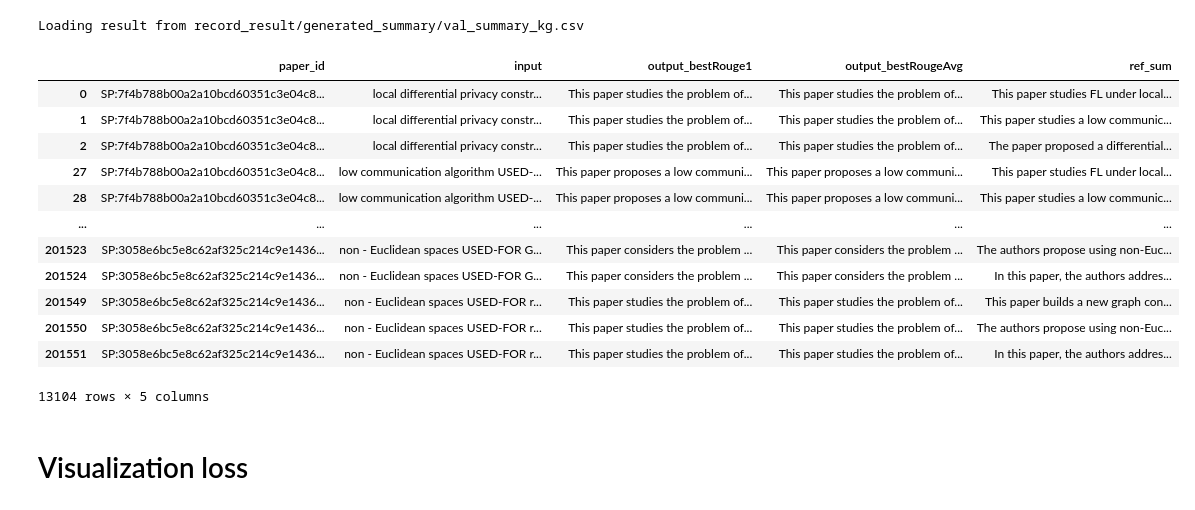
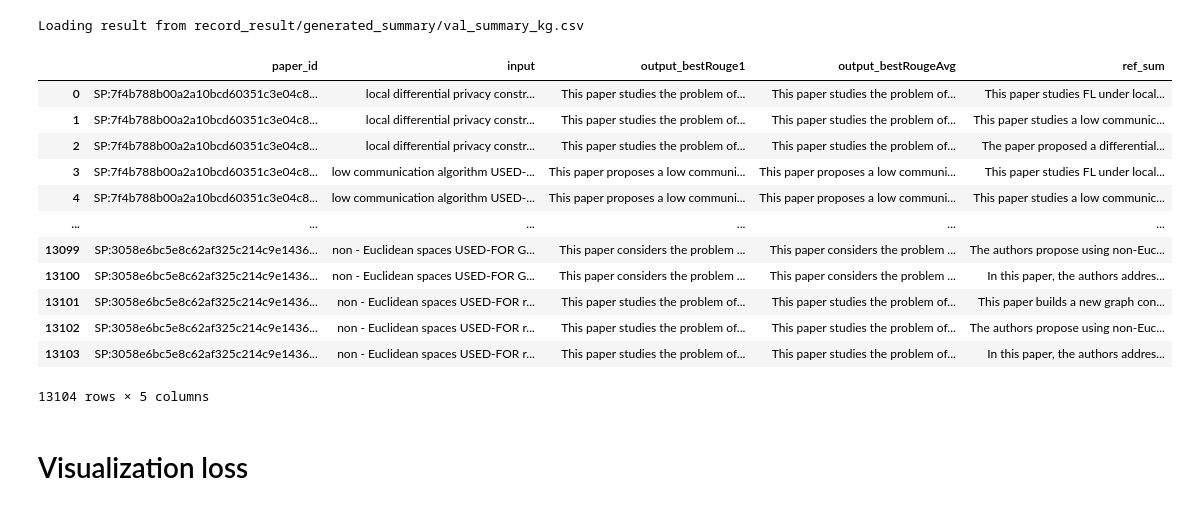
Before and after one commit to Thetang-145/My_Thesis_Playground, a Jupyter notebook: FT_PT_model/Evaluation.ipynb, the cells around one changed output. Saved outputs shown, nothing was run; the diff lists cells and outputs as text; code cells hidden in the pictures.

```diff
--- a/FT_PT_model/Evaluation.ipynb
+++ b/FT_PT_model/Evaluation.ipynb
@@ -32,21 +32,22 @@ def load_val_sum(dataset="val", section="summary", inputType="kg"):
     return pd.merge(gen, ref, on='paper_id', how='outer')
 # %%
 generated_sum = load_val_sum()
-generated_sum.drop_duplicates()
+# generated_sum.drop_duplicates()
+generated_sum
 # %% [output]
 Loading result from record_result/generated_summary/val_summary_kg.csv
 |  | paper_id | input | output_bestRouge1 | output_bestRougeAvg | ref_sum |
 | 0 | SP:7f4b788b00a2a10bcd60351c3e04c8... | local differential privacy constr... | This paper studies the problem of... | This paper studies the problem of... | This paper studies FL under local... |
 | 1 | SP:7f4b788b00a2a10bcd60351c3e04c8... | local differential privacy constr... | This paper studies the problem of... | This paper studies the problem of... | This paper studies a low communic... |
 | 2 | SP:7f4b788b00a2a10bcd60351c3e04c8... | local differential privacy constr... | This paper studies the problem of... | This paper studies the problem of... | The paper proposed a differential... |
-| 27 | SP:7f4b788b00a2a10bcd60351c3e04c8... | low communication algorithm USED-... | This paper proposes a low communi... | This paper proposes a low communi... | This paper studies FL under local... |
-| 28 | SP:7f4b788b00a2a10bcd60351c3e04c8... | low communication algorithm USED-... | This paper proposes a low communi... | This paper proposes a low communi... | This paper studies a low communic... |
+| 3 | SP:7f4b788b00a2a10bcd60351c3e04c8... | low communication algorithm USED-... | This paper proposes a low communi... | This paper proposes a low communi... | This paper studies FL under local... |
+| 4 | SP:7f4b788b00a2a10bcd60351c3e04c8... | low communication algorithm USED-... | This paper proposes a low communi... | This paper proposes a low communi... | This paper studies a low communic... |
 | ... | ... | ... | ... | ... | ... |
-| 201523 | SP:3058e6bc5e8c62af325c214c9e1436... | non - Euclidean spaces USED-FOR G... | This paper considers the problem ... | This paper considers the problem ... | The authors propose using non-Euc... |
-| 201524 | SP:3058e6bc5e8c62af325c214c9e1436... | non - Euclidean spaces USED-FOR G... | This paper considers the problem ... | This paper considers the problem ... | In this paper, the authors addres... |
-| 201549 | SP:3058e6bc5e8c62af325c214c9e1436... | non - Euclidean spaces USED-FOR r... | This paper studies the problem of... | This paper studies the problem of... | This paper builds a new graph con... |
-| 201550 | SP:3058e6bc5e8c62af325c214c9e1436... | non - Euclidean spaces USED-FOR r... | This paper studies the problem of... | This paper studies the problem of... | The authors propose using non-Euc... |
-| 201551 | SP:3058e6bc5e8c62af325c214c9e1436... | non - Euclidean spaces USED-FOR r... | This paper studies the problem of... | This paper studies the problem of... | In this paper, the authors addres... |
+| 13099 | SP:3058e6bc5e8c62af325c214c9e1436... | non - Euclidean spaces USED-FOR G... | This paper considers the problem ... | This paper considers the problem ... | The authors propose using non-Euc... |
+| 13100 | SP:3058e6bc5e8c62af325c214c9e1436... | non - Euclidean spaces USED-FOR G... | This paper considers the problem ... | This paper considers the problem ... | In this paper, the authors addres... |
+| 13101 | SP:3058e6bc5e8c62af325c214c9e1436... | non - Euclidean spaces USED-FOR r... | This paper studies the problem of... | This paper studies the problem of... | This paper builds a new graph con... |
+| 13102 | SP:3058e6bc5e8c62af325c214c9e1436... | non - Euclidean spaces USED-FOR r... | This paper studies the problem of... | This paper studies the problem of... | The authors propose using non-Euc... |
+| 13103 | SP:3058e6bc5e8c62af325c214c9e1436... | non - Euclidean spaces USED-FOR r... | This paper studies the problem of... | This paper studies the problem of... | In this paper, the authors addres... |
 13104 rows × 5 columns
 # %% [markdown]
 # Visualization loss
```
Also changed, not shown: 50 other files.
